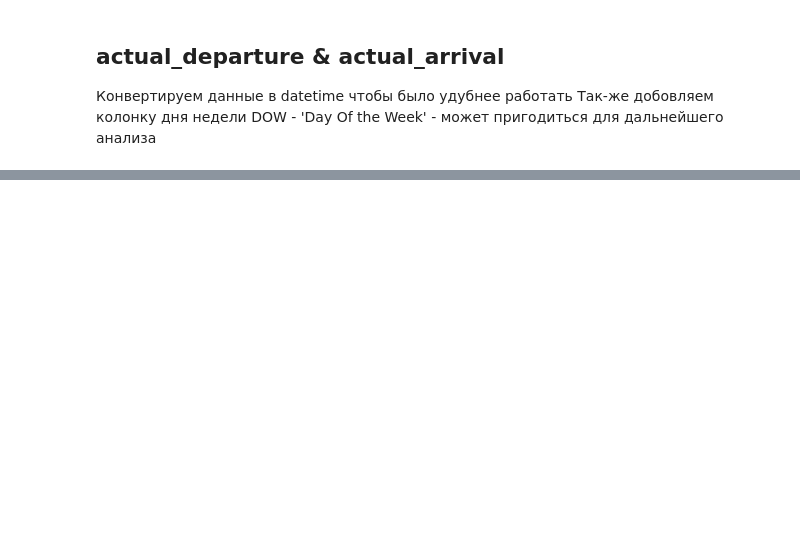
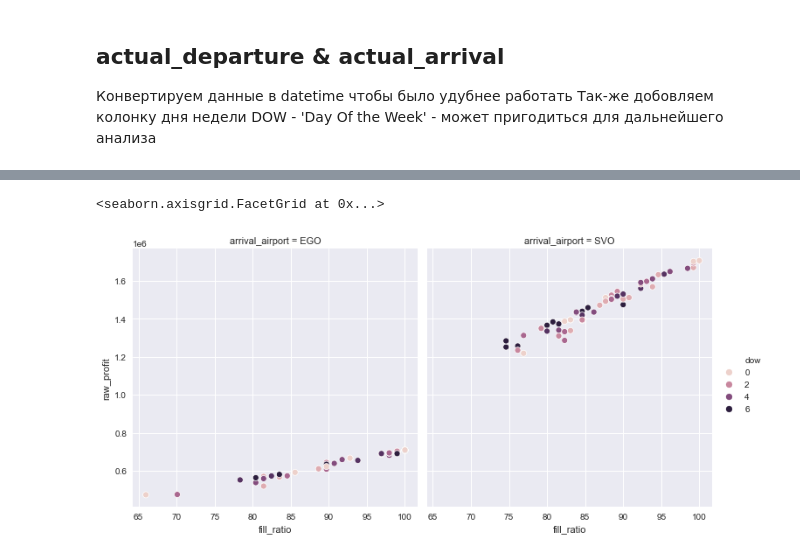
Before and after one commit to al-gas/SkillFactory, a Jupyter notebook: module_4/module_4.ipynb, the cells around one changed output, grey strips where cells are left out. Cells and saved outputs as stored; diff of their text form; code cells hidden in the pictures; blank space fills up the shorter version.

```diff
--- a/module_4/module_4.ipynb
+++ b/module_4/module_4.ipynb
@@ -152,0 +349,9 @@ Text(0.5, 0, 'total_amount')
+# %%
+sns.relplot(
+    data=flights, x="fill_ratio", y="raw_profit",
+    col="arrival_airport", hue="dow",
+    kind="scatter"
+)
+# %% [output]
+<seaborn.axisgrid.FacetGrid at 0x...>
+[figure, added]
```
Also changed, not shown: parts of 21 cells of this notebook.
